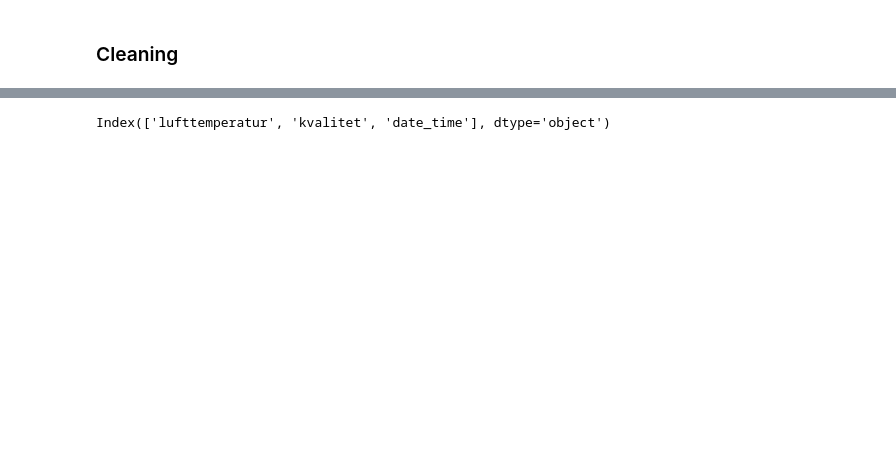
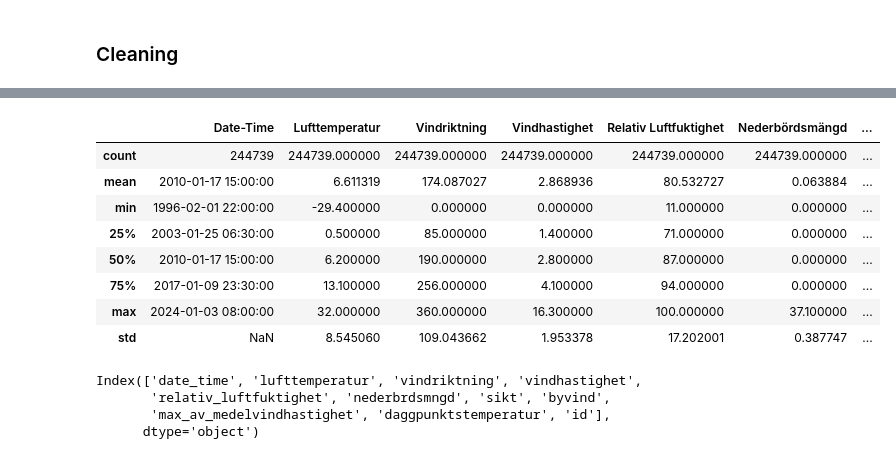
Before and after one commit to Oxel40/sml-project, a Jupyter notebook: temperature-backfill.ipynb, the cells around one changed output, grey strips where cells are left out. Cells and saved outputs as stored; diff of their text form; code cells hidden in the pictures; blank space fills up the shorter version.

```diff
--- a/temperature-backfill.ipynb
+++ b/temperature-backfill.ipynb
@@ -127,11 +250,28 @@ temp_df.drop_duplicates()
+# %%
+temp_df.describe()
+# %% [output]
+|  | Date-Time | Lufttemperatur | Vindriktning | Vindhastighet | Relativ Luftfuktighet | Nederbördsmängd | ... |
+| count | 244739 | 244739.000000 | 244739.000000 | 244739.000000 | 244739.000000 | 244739.000000 | ... |
+| mean | 2010-01-17 15:00:00 | 6.611319 | 174.087027 | 2.868936 | 80.532727 | 0.063884 | ... |
+| min | 1996-02-01 22:00:00 | -29.400000 | 0.000000 | 0.000000 | 11.000000 | 0.000000 | ... |
+| 25% | 2003-01-25 06:30:00 | 0.500000 | 85.000000 | 1.400000 | 71.000000 | 0.000000 | ... |
+| 50% | 2010-01-17 15:00:00 | 6.200000 | 190.000000 | 2.800000 | 87.000000 | 0.000000 | ... |
+| 75% | 2017-01-09 23:30:00 | 13.100000 | 256.000000 | 4.100000 | 94.000000 | 0.000000 | ... |
+| max | 2024-01-03 08:00:00 | 32.000000 | 360.000000 | 16.300000 | 100.000000 | 37.100000 | ... |
+| std | NaN | 8.545060 | 109.043662 | 1.953378 | 17.202001 | 0.387747 | ... |
 # %%
 new_names = {}
 for name in temp_df.columns:
-    new_names[name] = name.lower().replace('-', '_')
+    tmp_name = name.lower().replace('-', '_').replace(' ', '_')
+    tmp_name = tmp_name.encode('ascii',errors='ignore')
+    new_names[name] = tmp_name.decode()
 temp_df = temp_df.rename(columns=new_names)
 temp_df.columns
 # %% [output]
-Index(['lufttemperatur', 'kvalitet', 'date_time'], dtype='object')
+Index(['date_time', 'lufttemperatur', 'vindriktning', 'vindhastighet',
+       'relativ_luftfuktighet', 'nederbrdsmngd', 'sikt', 'byvind',
+       'max_av_medelvindhastighet', 'daggpunktstemperatur', 'id'],
+      dtype='object')
 # %%
 temp_df.info()
 # %% [output]
```
Also changed, not shown: parts of 11 cells of this notebook, 5 other files.
